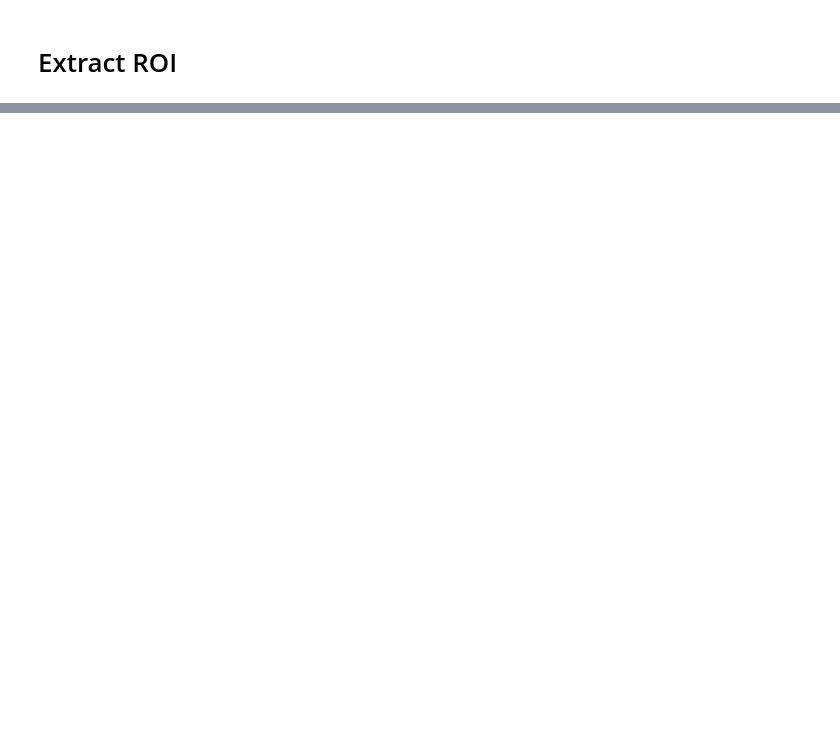
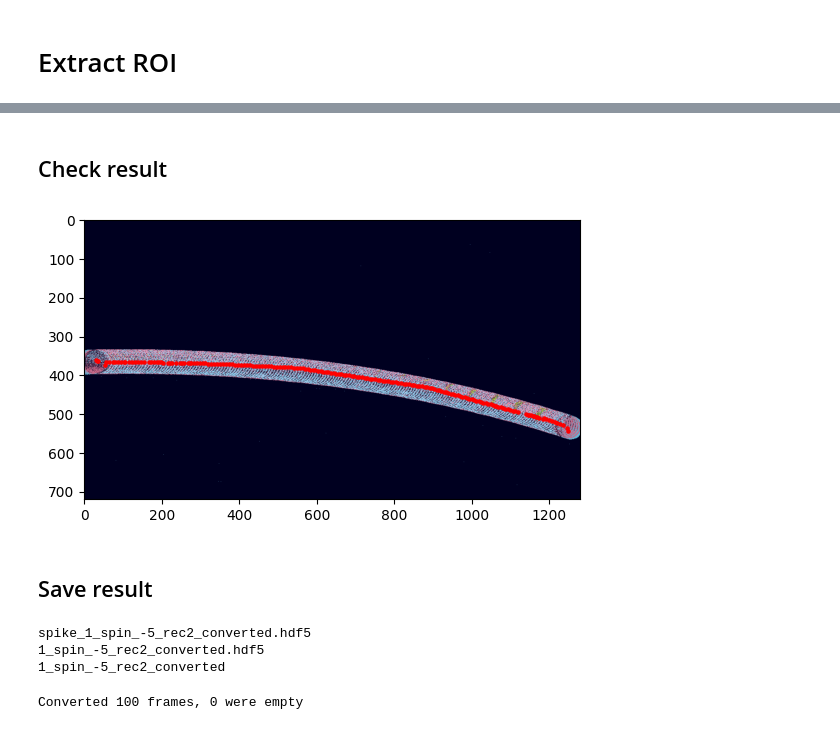
Before and after one commit to leviN1998/Master_Thesis, a Jupyter notebook: notebooks/6.0-lk-cut-ball_gun-recording.ipynb, the cells around one changed output, grey strips where cells are left out. Saved outputs shown, nothing was run; the diff lists cells and outputs as text; code cells hidden in the pictures; blank space fills up the shorter version.

```diff
--- a/notebooks/6.0-lk-cut-ball_gun-recording.ipynb
+++ b/notebooks/6.0-lk-cut-ball_gun-recording.ipynb
@@ -471,0 +541,9 @@ print(frames[0].shape)
+# %%
+i = 4
+print(bad_filenames[i])
+idx = bad_filenames[i].split("_")[1]
+spin = bad_filenames[i].split("_")[3]
+rec = bad_filenames[i].split("_")[4].replace("rec", "")
+cut_name = f"spike_{idx}_spin_{spin}_rec{rec}_converted.hdf5"
+print(cut_name)
+print(f"index {i}/{len(bad_filenames)}")
@@ -471,0 +636,53 @@ print(frames[0].shape)
+# %% [markdown]
+## Check result
+# %%
+output_img = np.zeros_like(output[0][0])
+for i in range(n):
+    output_img += output[i][0]
+plt.imshow(output_img)
+plt.scatter(xs, ys, color='red', s=5)
+plt.show()
+# %% [output]
+[figure, added]
+# %% [markdown]
+## Save result
+# %%
+print(cut_name)
+filename_full = cut_name[6:]
+print(filename_full)
+filename_full = filename_full.replace(".hdf5", "")
+print(filename_full)
+# %% [output]
+spike_1_spin_-5_rec2_converted.hdf5
+1_spin_-5_rec2_converted.hdf5
+1_spin_-5_rec2_converted
+# %%
+i = 0
+out = EventBuffer(0)
+ev_it = eventIO.EventIterator(eventIO.buffer_to_array(buf), tw_us=timeframe_us)
+for evs in ev_it:
+    x = xs[i]
+    y = ys[i]
+    i += 1
+    left = int(max(x - 50, 0))
+    right = int(min(x + 50, width))
+    top = int(max(y - 50, 0))
+    bottom = int(min(y + 50, height))
+    mask = (
+        (evs["x"] >= left) & (evs["x"] < right) &
+        (evs["y"] >= top) & (evs["y"] < bottom)
+    )
+    events = evs[mask]
+    events["x"] -= left
+    events["y"] -= top
+    out.add_array(events["t"], events["y"], events["x"], events["p"])
+
+eventIO.save_hdf5(out, f"/home/lkolmar/Documents/metavision/recordings/dataset_full_ball-gun/roi/roi_{filename_full}.hdf5", bias=[0])
+frames = eventIO.buffer_to_video(out, tw_us=timeframe_us, sensor_size=(100, 100))
+fourcc = cv2.VideoWriter_fourcc('M', 'J', 'P', 'G')
+out_vid = cv2.VideoWriter(f"/home/lkolmar/Documents/metavision/recordings/dataset_full_ball-gun/roi_video/roi_{filename_full}.avi", fourcc, 10, (100, 100))
+for frame in frames:
+    out_vid.write(frame)
+out_vid.release()
+# %% [output]
+Converted 100 frames, 0 were empty
```
Also changed, not shown: parts of 13 cells of this notebook, 2 other files.
